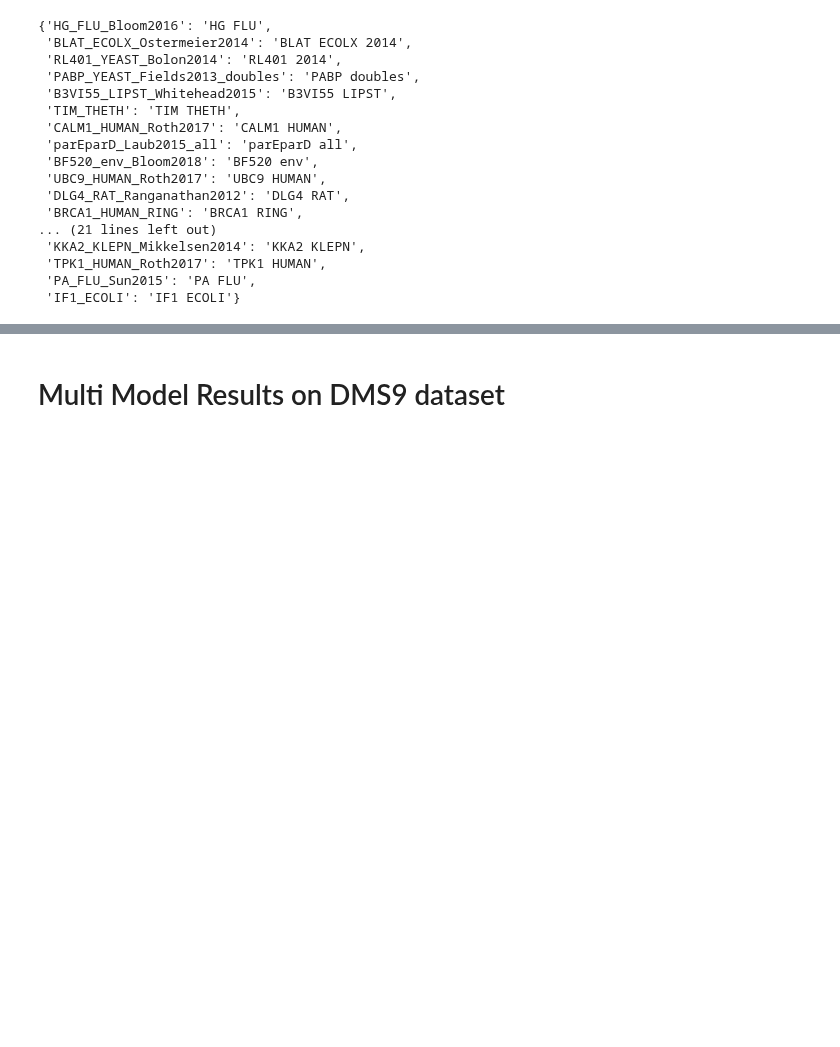
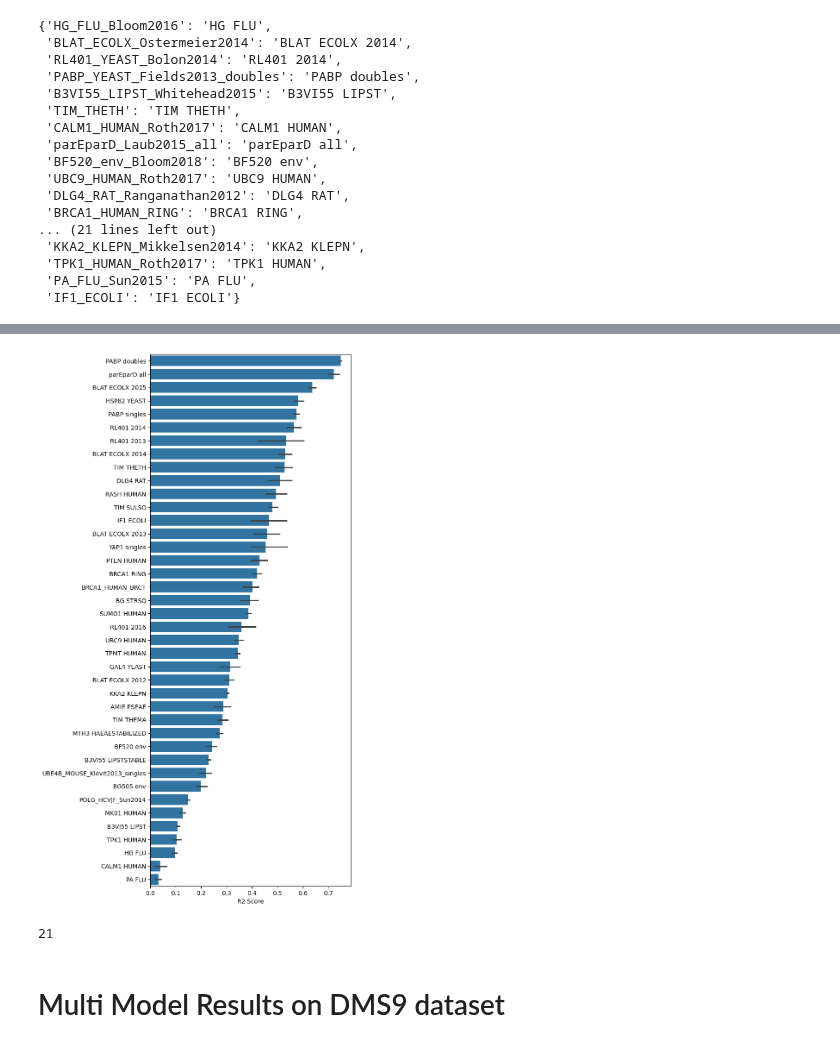
Before and after one commit to ziul-bio/SWAT, a Jupyter notebook: plot_results.ipynb, the cells around one changed output, grey strips where cells are left out. Drawn from its saved outputs; the diff is of its cells as text; code cells hidden in the pictures; blank space fills up the shorter version.

Commit message:
adding all 40 DMS results

```diff
--- a/plot_results.ipynb
+++ b/plot_results.ipynb
@@ -161,0 +179,5 @@ dta
+# %%
+data = pd.read_csv('results/summary_DMS_all_LassoCV_esm2_150M_all_methods.csv', index_col=0)
+data['Dataset'] = data['Dataset'].replace(name_map)
+data = data.query("Compression_method == 'mean'").copy()
+data
@@ -161,0 +198,6 @@ dta
+# %%
+cols = ['Dataset', 'R2_score_test', 'rho_score_test']
+dataset_order = data[cols].groupby('Dataset').mean().sort_values('R2_score_test', ascending=False).index
+data['Dataset'] = pd.Categorical(data['Dataset'], categories=dataset_order, ordered=True)
+data.sort_values('Dataset', inplace=True)
+data
@@ -162,3 +218,17 @@ dta
+# %%
+plt.figure(figsize=(6, 16))
+sns.barplot(data=data, y='Dataset', x='R2_score_test')
+plt.ylabel('R2_score_test')
+plt.ylabel('')
+plt.xlabel('R2 Score')
+#plt.savefig('results/summary_DMS_all_LassoCV_esm2_150M_all_methods.png', dpi=600, bbox_inches='tight')
+plt.show()
+# %% [output]
+[figure, added]
+# %%
+len(os.listdir('results/lassoCV_DMS/esm1v_650M'))
+# %% [output]
+21
 # %% [markdown]
 # Multi Model Results on DMS9 dataset
 # %%
```
Also changed, not shown: parts of 16 cells of this notebook, 2 other files.
